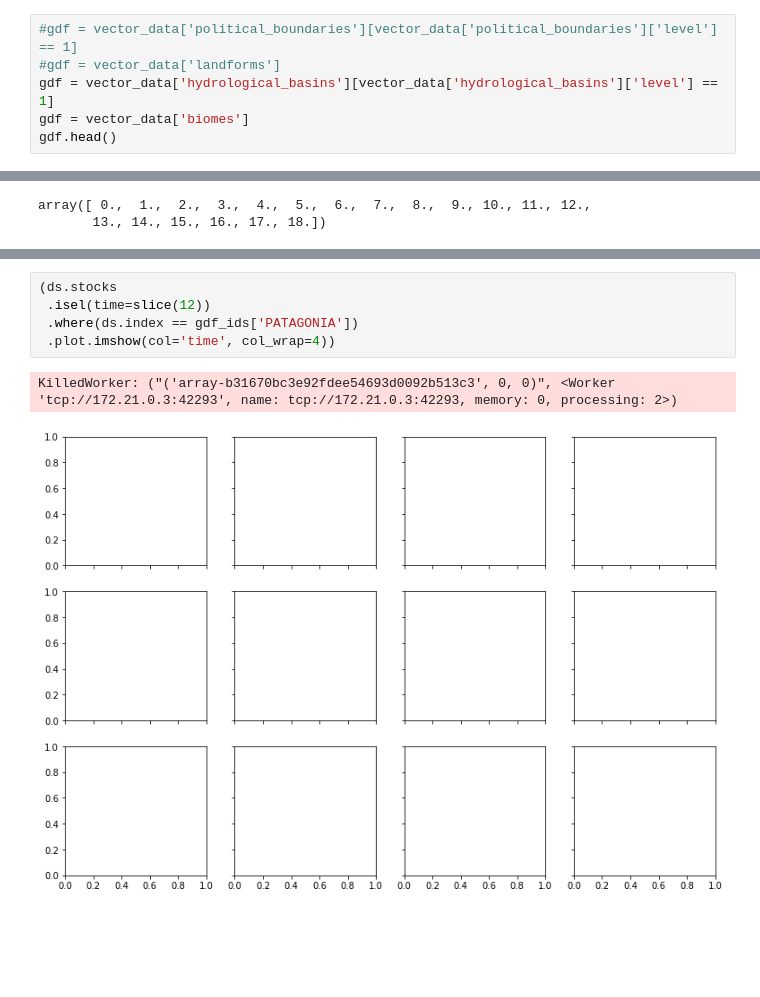
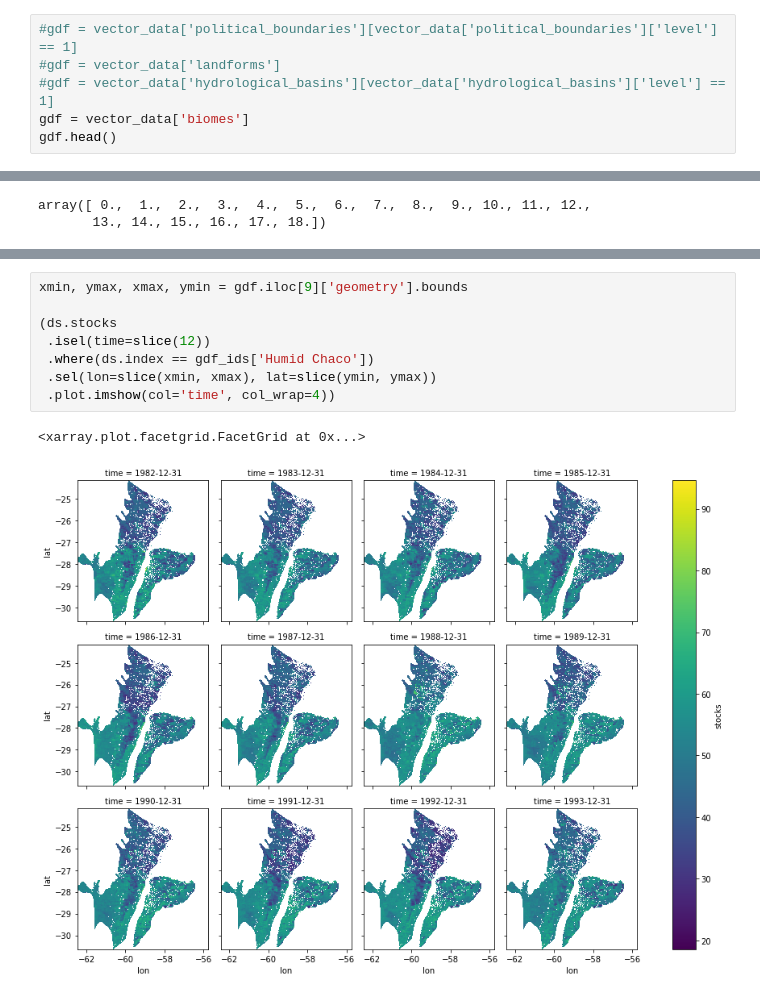
Before and after one commit to Vizzuality/soils-revealed-data, a Jupyter notebook: processing/precalculations_with_zarrs.ipynb, the cells around one changed output, grey strips where cells are left out. Saved outputs shown, nothing was run; the diff lists cells and outputs as text; blank space fills up the shorter version.

```diff
--- a/processing/precalculations_with_zarrs.ipynb
+++ b/processing/precalculations_with_zarrs.ipynb
@@ -657,7 +651,7 @@ dict_keys(['political_boundaries', 'landforms', 'biomes', 'hydrological_basins']
 # %%
 #gdf = vector_data['political_boundaries'][vector_data['political_boundaries']['level'] == 1]
 #gdf = vector_data['landforms']
-gdf = vector_data['hydrological_basins'][vector_data['hydrological_basins']['level'] == 1]
+#gdf = vector_data['hydrological_basins'][vector_data['hydrological_basins']['level'] == 1]
 gdf = vector_data['biomes']
 gdf.head()
 # %% [output]
@@ -720,11 +746,14 @@ KilledWorker: ("('array-97158573993c1b8273befe62c117e1af', 0, 0)", <Worker 'tcp:
 # %%
+xmin, ymax, xmax, ymin = gdf.iloc[9]['geometry'].bounds
+
 (ds.stocks
  .isel(time=slice(12))
- .where(ds.index == gdf_ids['PATAGONIA'])
+ .where(ds.index == gdf_ids['Humid Chaco'])
+ .sel(lon=slice(xmin, xmax), lat=slice(ymin, ymax))
  .plot.imshow(col='time', col_wrap=4))
 # %% [output]
-KilledWorker: ("('array-b31670bc3e92fdee54693d0092b513c3', 0, 0)", <Worker 'tcp://172.21.0.3:42293', name: tcp://172.21.0.3:42293, memory: 0, processing: 2>)
+<xarray.plot.facetgrid.FacetGrid at 0x...>
-[figure, old version]
+[figure, new version]
 # %%
 (ds.stocks
  .isel(time=slice(12))
```
Also changed, not shown: parts of 10 cells of this notebook, 1 other file.
